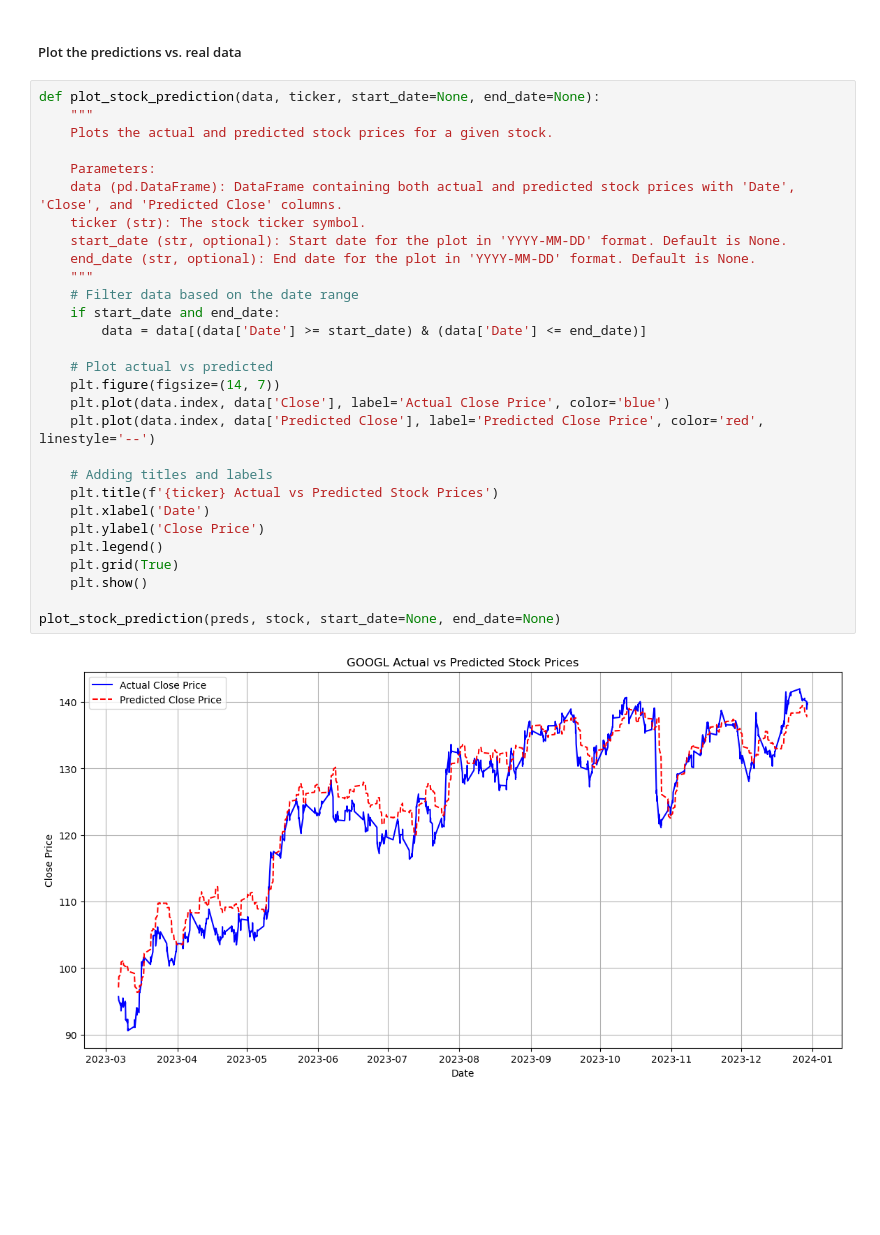
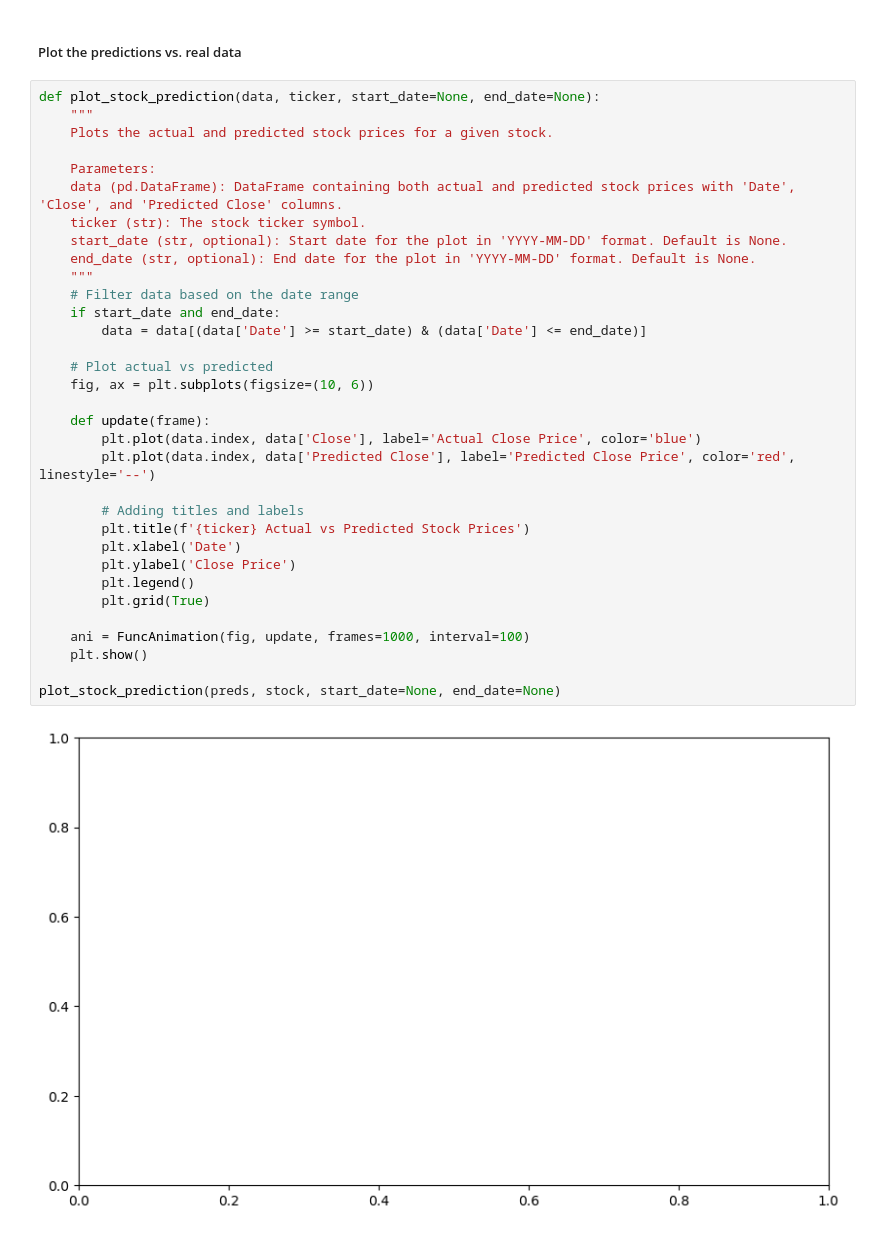
Before and after one commit to JaMoTh-AI/Deep-Portfolio-Optimization, a Jupyter notebook: plotter.ipynb, the cells around one changed output. Saved outputs shown, nothing was run; the diff lists cells and outputs as text; blank space fills up the shorter version.

```diff
--- a/plotter.ipynb
+++ b/plotter.ipynb
@@ -254,31 +255,35 @@ preds = predict_stock_prices(stock, model_path, data_timeinterval, data, n_lags,
 # %%
 def plot_stock_prediction(data, ticker, start_date=None, end_date=None):
     """
     Plots the actual and predicted stock prices for a given stock.
 
     Parameters:
     data (pd.DataFrame): DataFrame containing both actual and predicted stock prices with 'Date', 'Close', and 'Predicted Close' columns.
     ticker (str): The stock ticker symbol.
     start_date (str, optional): Start date for the plot in 'YYYY-MM-DD' format. Default is None.
     end_date (str, optional): End date for the plot in 'YYYY-MM-DD' format. Default is None.
     """
     # Filter data based on the date range
     if start_date and end_date:
         data = data[(data['Date'] >= start_date) & (data['Date'] <= end_date)]
 
     # Plot actual vs predicted
-    plt.figure(figsize=(14, 7))
-    plt.plot(data.index, data['Close'], label='Actual Close Price', color='blue')
-    plt.plot(data.index, data['Predicted Close'], label='Predicted Close Price', color='red', linestyle='--')
+    fig, ax = plt.subplots(figsize=(10, 6))
 
-    # Adding titles and labels
-    plt.title(f'{ticker} Actual vs Predicted Stock Prices')
-    plt.xlabel('Date')
-    plt.ylabel('Close Price')
-    plt.legend()
-    plt.grid(True)
+    def update(frame):
+        plt.plot(data.index, data['Close'], label='Actual Close Price', color='blue')
+        plt.plot(data.index, data['Predicted Close'], label='Predicted Close Price', color='red', linestyle='--')
+
+        # Adding titles and labels
+        plt.title(f'{ticker} Actual vs Predicted Stock Prices')
+        plt.xlabel('Date')
+        plt.ylabel('Close Price')
+        plt.legend()
+        plt.grid(True)
+
+    ani = FuncAnimation(fig, update, frames=1000, interval=100)
     plt.show()
 
 plot_stock_prediction(preds, stock, start_date=None, end_date=None)
 # %% [output]
-[figure, old version]
+[figure, new version]
```
Also changed, not shown: parts of 1 cell of this notebook.
